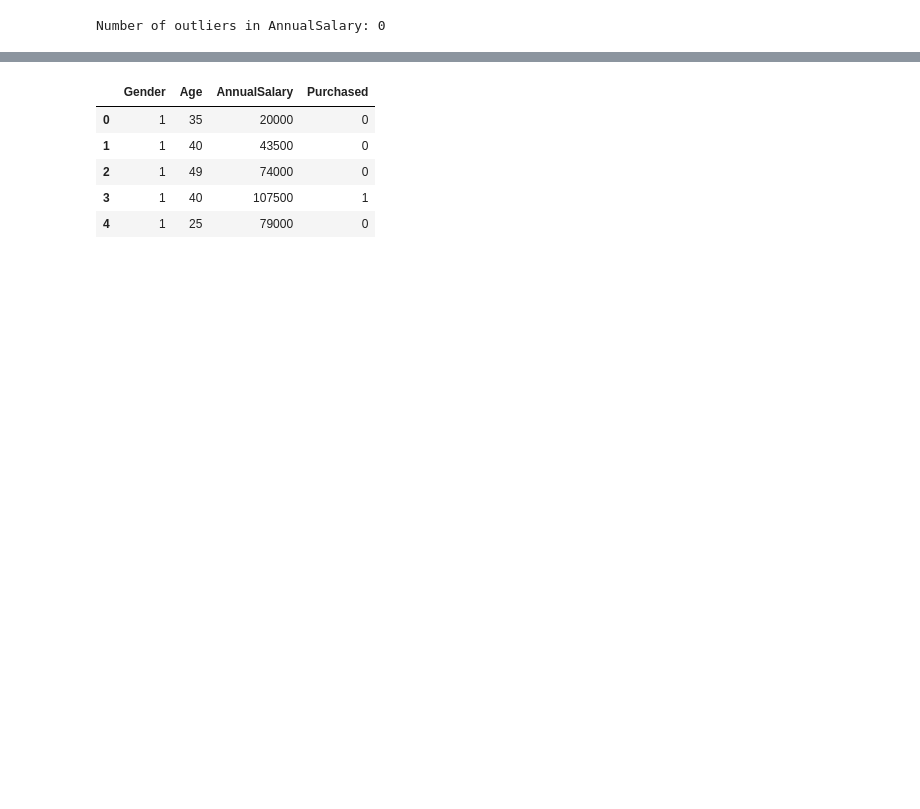
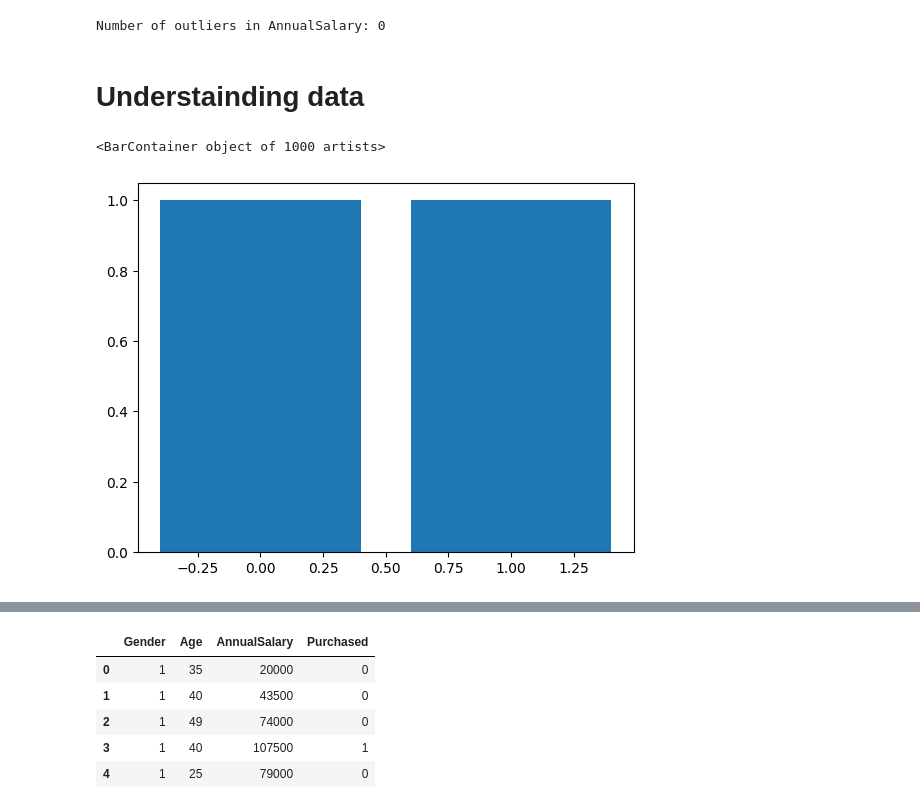
Before and after one commit to tigerwagh/SI-GuidedProject-599512-1697547378, a Jupyter notebook: CarPurchasePrediction/CandidateModels.ipynb, the cells around one changed output, grey strips where cells are left out. Cells and saved outputs as stored; diff of their text form; code cells hidden in the pictures; blank space fills up the shorter version.

```diff
--- a/CarPurchasePrediction/CandidateModels.ipynb
+++ b/CarPurchasePrediction/CandidateModels.ipynb
@@ -123,3 +164,10 @@ num_outliers = len(outliers)
 print("Number of outliers in AnnualSalary:", num_outliers)
 # %% [output]
 Number of outliers in AnnualSalary: 0
+# %% [markdown]
+# Understainding data
+# %%
+plt.bar(df.Gender,df.Purchased)
+# %% [output]
+<BarContainer object of 1000 artists>
+[figure, added]
```
Also changed, not shown: parts of 40 cells of this notebook.
